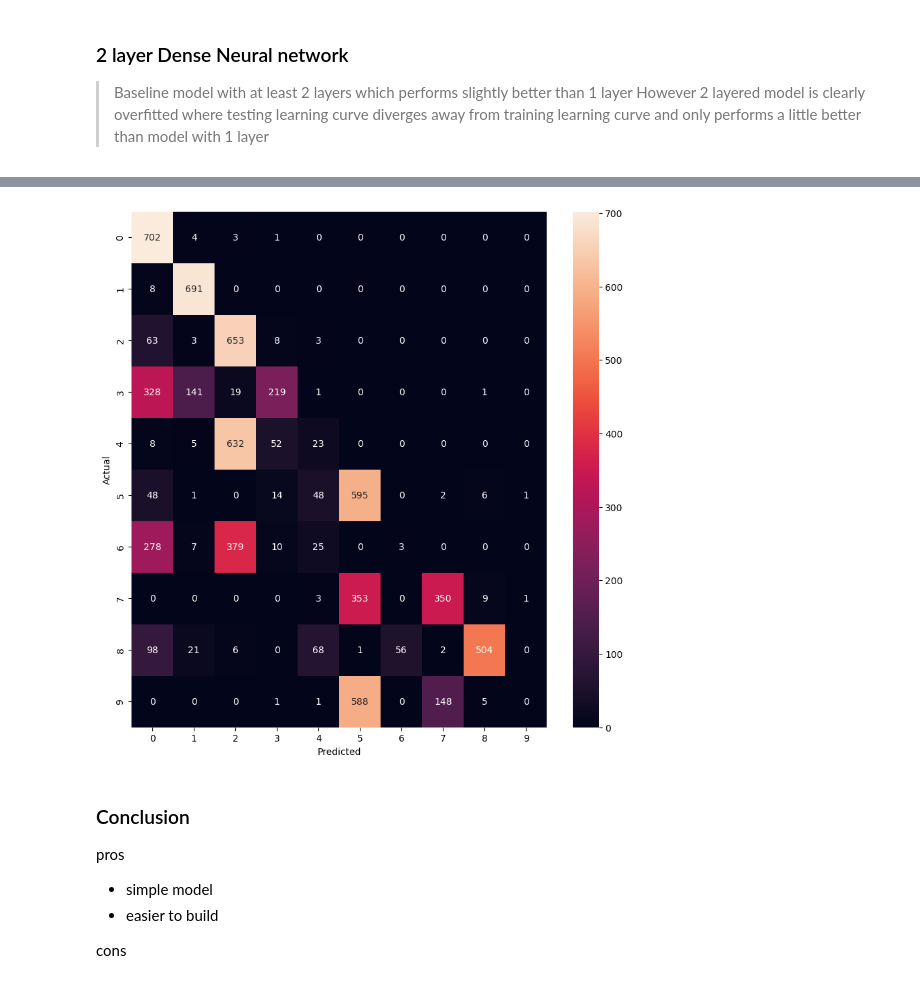
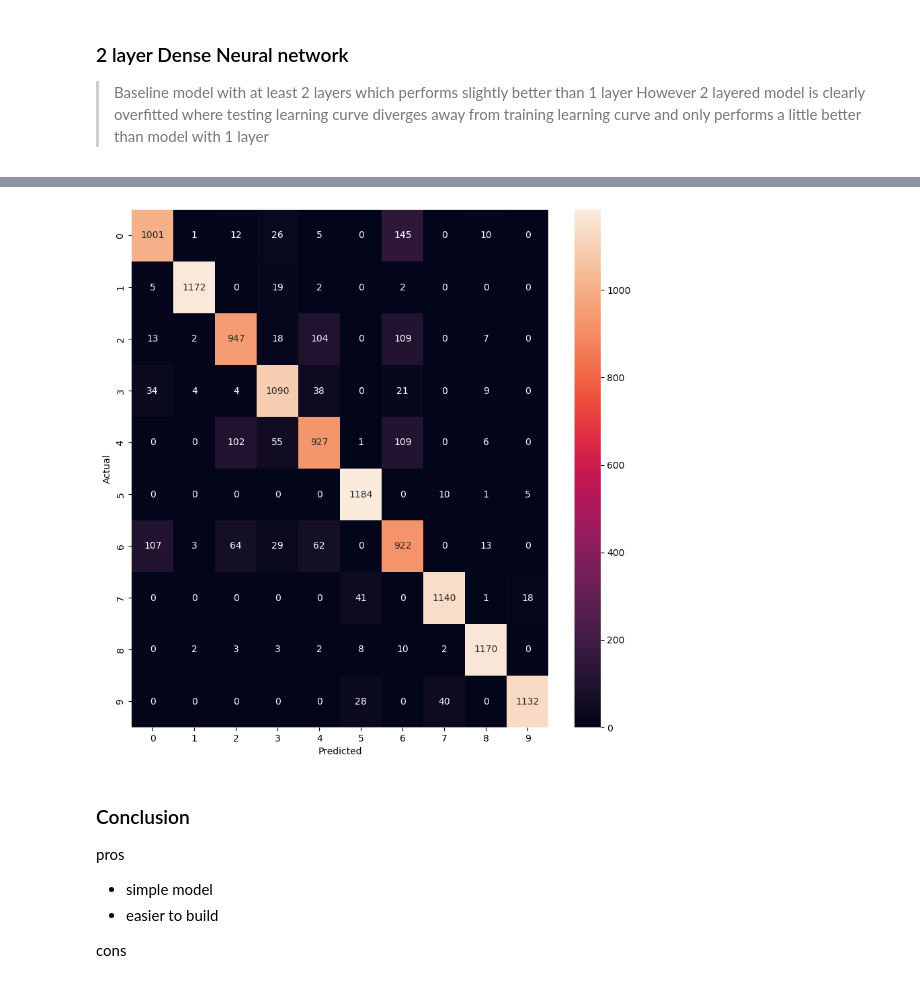
Before and after one commit to JoelPoah/Fashion_MNIST, a Jupyter notebook: fashion.ipynb, the cells around one changed output, grey strips where cells are left out. Saved outputs shown, nothing was run; the diff lists cells and outputs as text; code cells hidden in the pictures.

```diff
--- a/fashion.ipynb
+++ b/fashion.ipynb
@@ -66,11 +45,13 @@ from sklearn.metrics import accuracy_score
 data = tf.keras.datasets.fashion_mnist.load_data()
 # (X_train, y_train), (X_test, y_test) = data
 
+# split the data into train and test yet also have normal distributed classes
+
 # split data into train , test and validation
-X_train, X_test, y_train, y_test = train_test_split(data[0][0], data[0][1], test_size=0.2, random_state=42)
+X_train, X_test, y_train, y_test = train_test_split(data[0][0], data[0][1], test_size=0.2, random_state=42,stratify=data[0][1])
 # 80% train, 20% test
 
-X_train, X_val, y_train, y_val = train_test_split(X_train, y_train, test_size=0.15, random_state=42) # 0.2 x 0.8 = 0.16 = 16% of original data
+X_train, X_val, y_train, y_val = train_test_split(X_train, y_train, test_size=0.15, random_state=42,stratify=y_train ) # 0.2 x 0.8 = 0.16 = 16% of original data
 # we have 64% train,20% test,16% validation
 
 print(X_train.shape, X_test.shape)
@@ -78,6 +59,7 @@ print(y_train.shape, y_test.shape)
 
 X_train = X_train.reshape(-1, 784)
 X_test = X_test.reshape(-1, 784)
+X_val = X_val.reshape(-1, 784)
 # %% [output]
 (40800, 28, 28) (12000, 28, 28)
 (40800,) (12000,)
@@ -110,6 +92,6 @@ print(X_train.min(), X_train.max())
 # it seems like the data set provided by tensorflow is already between 0 to 255 . We can normalize it by dividing by 255 or so called pixel normalization
 X_train = X_train / 255.0
 X_test = X_test / 255.0
-# X_val = X_val / 255.0
+X_val = X_val / 255.0
 # %% [output]
 0 255
@@ -336,7 +321,7 @@ model.compile(loss="sparse_categorical_crossentropy", optimizer="adam", metrics=
 model.summary()
 
 h_callback = model.fit(X_train, y_train,epochs = 10,
-               validation_data=(X_test, y_test))
+               validation_data=(X_val, y_val))
 
 results=model.evaluate(X_test, y_test, batch_size=32, verbose=2)
 
@@ -368,8 +353,7 @@ Epoch 10/10
 # %%
-X_val = X_val.reshape(X_val.shape[0], 784,1)
-pred=model.predict(X_val)
+pred=model.predict(X_test)
 pred=np.argmax(pred,axis=1)
-classifation_matrix=confusion_matrix(y_val,pred)
+classifation_matrix=confusion_matrix(y_test,pred)
 plt.figure(figsize=(10,10))
 sns.heatmap(classifation_matrix,annot=True,fmt='d')
 plt.ylabel('Actual')
@@ -380,4 +364,4 @@ plt.show()
-[figure, old version]
+[figure, new version]
 # %% [markdown]
 ### Conclusion
 pros
```
Also changed, not shown: parts of 78 cells of this notebook.
